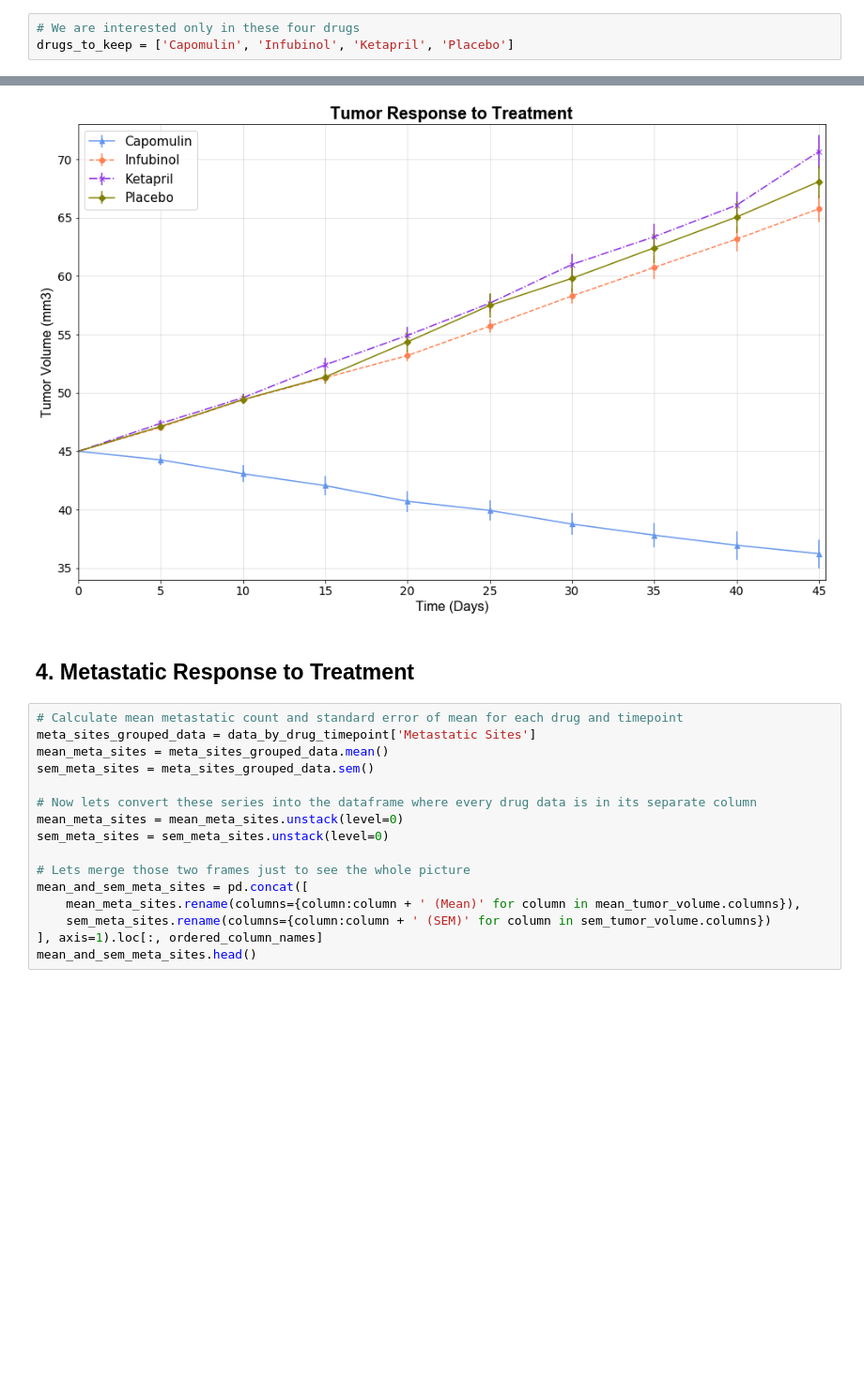
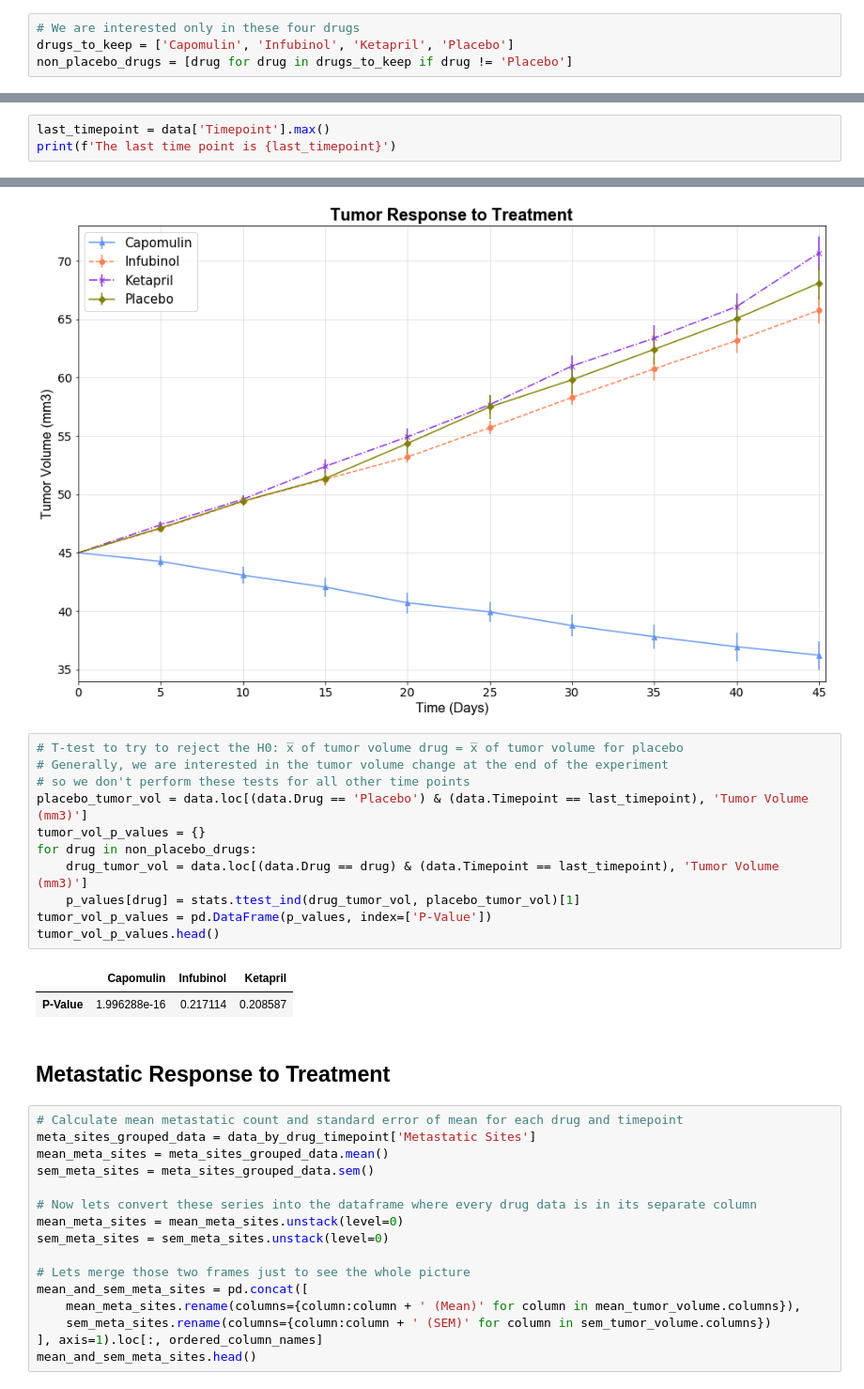
Before and after one commit to Demarsch/data-analytics-bootcamp, a Jupyter notebook: 05 - The Power of Plots/Code/Pymaceuticals.ipynb, the cells around one changed output, grey strips where cells are left out. Shown at 94% size. Saved outputs shown, nothing was run; the diff lists cells and outputs as text; blank space fills up the shorter version.

```diff
--- a/05 - The Power of Plots/Code/Pymaceuticals.ipynb
+++ b/05 - The Power of Plots/Code/Pymaceuticals.ipynb
@@ -10,6 +11,7 @@ import numpy as np
 # %%
 # We are interested only in these four drugs
 drugs_to_keep = ['Capomulin', 'Infubinol', 'Ketapril', 'Placebo']
+non_placebo_drugs = [drug for drug in drugs_to_keep if drug != 'Placebo']
 # %%
 # Set the shared font configurations for title and axis labels
 title_font = {'fontname':'Arial', 'size':20, 'color':'black', 'weight':'semibold' }
@@ -60,3 +62,6 @@ has_empty_values = pd.isnull(data).any().any()
 print('There are empty values in dataframe' if has_empty_values else 'No empty values in dataframe')
 # %% [output]
 No empty values in dataframe
+# %%
+last_timepoint = data['Timepoint'].max()
+print(f'The last time point is {last_timepoint}')
@@ -114,8 +121,22 @@ plt.savefig('../Output/Charts/Tumor Response to Treatment.png')
 plt.show()
 # %% [output]
 [figure]
+# %%
+# T-test to try to reject the H0: x̅ of tumor volume drug = x̅ of tumor volume for placebo
+# Generally, we are interested in the tumor volume change at the end of the experiment
+# so we don't perform these tests for all other time points
+placebo_tumor_vol = data.loc[(data.Drug == 'Placebo') & (data.Timepoint == last_timepoint), 'Tumor Volume (mm3)']
+tumor_vol_p_values = {}
+for drug in non_placebo_drugs:
+    drug_tumor_vol = data.loc[(data.Drug == drug) & (data.Timepoint == last_timepoint), 'Tumor Volume (mm3)']
+    p_values[drug] = stats.ttest_ind(drug_tumor_vol, placebo_tumor_vol)[1]
+tumor_vol_p_values = pd.DataFrame(p_values, index=['P-Value'])
+tumor_vol_p_values.head()
+# %% [output]
+|  | Capomulin | Infubinol | Ketapril |
+| P-Value | 1.996288e-16 | 0.217114 | 0.208587 |
 # %% [markdown]
-## 4. Metastatic Response to Treatment
+## Metastatic Response to Treatment
 # %%
 # Calculate mean metastatic count and standard error of mean for each drug and timepoint
 meta_sites_grouped_data = data_by_drug_timepoint['Metastatic Sites']
```
Also changed, not shown: parts of 13 cells of this notebook, 3 other files.
